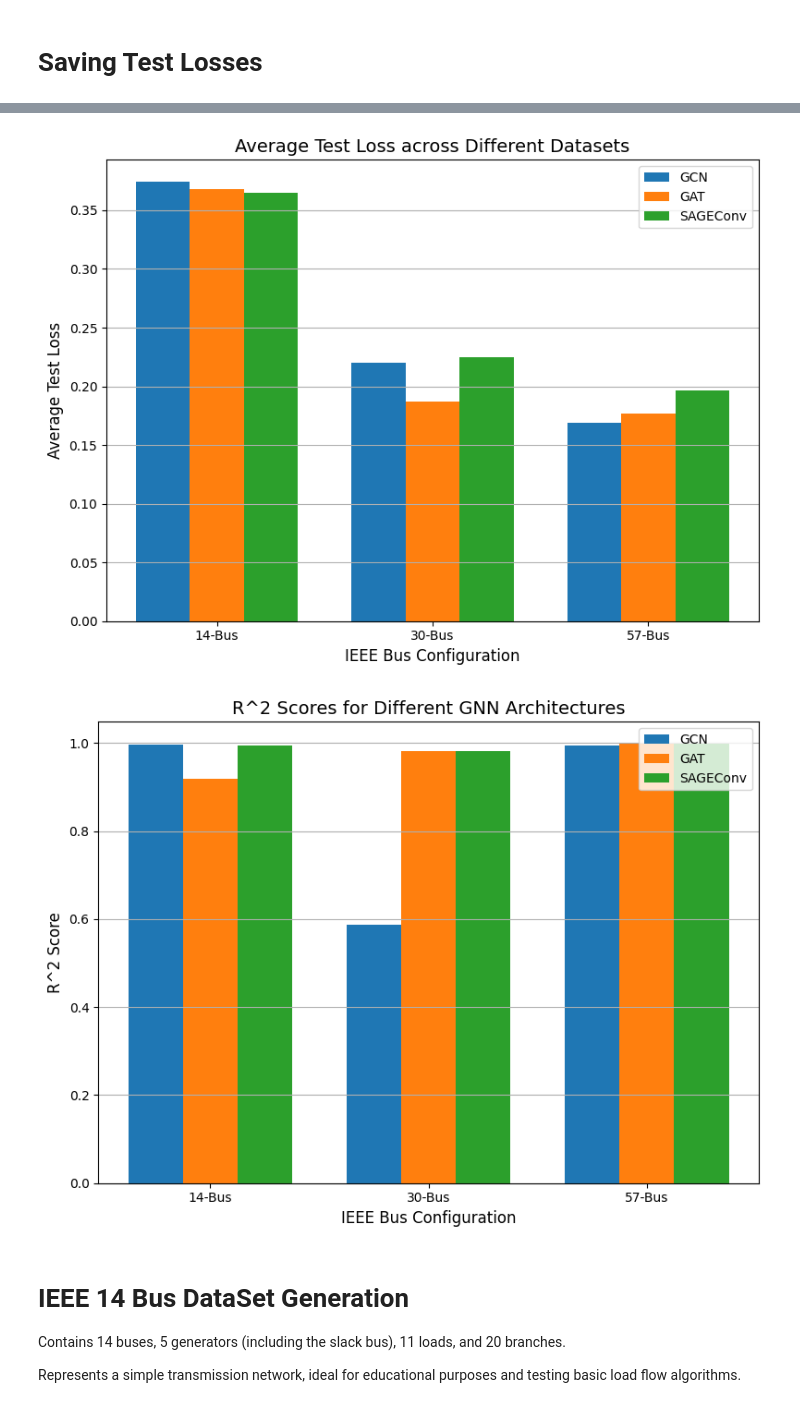
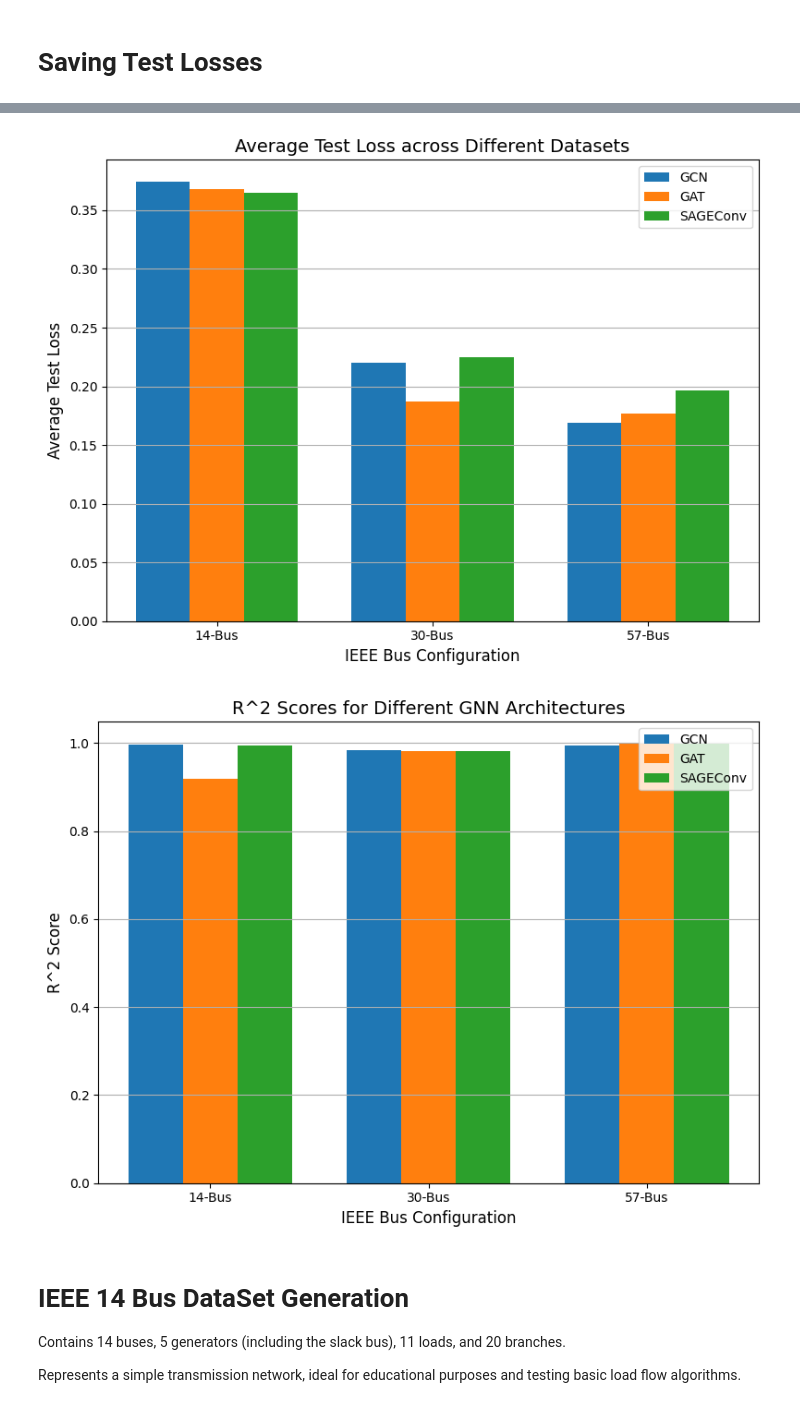
Before and after one commit to Amirtalebi83/GNN-OptimalPowerFlow, a Jupyter notebook: jupyter notebook/GNNPowerFlow.ipynb, the cells around one changed output, grey strips where cells are left out. Saved outputs shown, nothing was run; the diff lists cells and outputs as text; code cells hidden in the pictures.

```diff
--- a/jupyter notebook/GNNPowerFlow.ipynb
+++ b/jupyter notebook/GNNPowerFlow.ipynb
@@ -1195,7 +1252,7 @@ test_loss_gat = [0.36764085, 0.187250957, 0.176883805]
 test_loss_sage = [0.364980724, 0.22478529, 0.196745549]
 
 # R^2 Score values
-r2_gcn = [0.996812642, 0.586894333, 0.995369792]
+r2_gcn = [0.996812642, 0.983492, 0.995369792]
 r2_gat = [0.919484258, 0.981958151, 0.998162866]
 r2_sage = [0.994727194, 0.981989, 0.99845767]
 
@@ -1206,34 +1263,34 @@ colors = ['#1f77b4', '#ff7f0e', '#2ca02c']  # Blue, Orange, Green
 x = np.arange(len(bus_labels))
 width = 0.25
 
 # Function to create a grouped bar plot
 def create_grouped_bar_plot(data_gcn, data_gat, data_sage, ylabel, title, filename):
     plt.figure(figsize=(8, 6))
     plt.bar(x - width, data_gcn, width, label='GCN', color=colors[0])
     plt.bar(x, data_gat, width, label='GAT', color=colors[1])
     plt.bar(x + width, data_sage, width, label='SAGEConv', color=colors[2])
 
     # Add labels and title
     plt.xlabel('IEEE Bus Configuration', fontsize=12)
     plt.ylabel(ylabel, fontsize=12)
     plt.title(title, fontsize=14)
     plt.xticks(x, bus_labels)
     plt.legend()
     plt.grid(axis='y')
 
     # Save the figure
     plt.tight_layout()
     plt.savefig(filename, dpi=300)
     plt.show()
 
 # Create plots for each metric
 create_grouped_bar_plot(nrmse_gcn, nrmse_gat, nrmse_sage, 'NRMSE', 'Validation NRMSE for Different GNN Architectures', 'nrmse_comparison.png')
 create_grouped_bar_plot(test_loss_gcn, test_loss_gat, test_loss_sage, 'Average Test Loss', 'Average Test Loss across Different Datasets', 'test_loss_comparison.png')
 create_grouped_bar_plot(r2_gcn, r2_gat, r2_sage, 'R^2 Score', 'R^2 Scores for Different GNN Architectures', 'r2_comparison.png')
 # %% [output]
 [figure]
 [figure]
-[figure, old version]
+[figure, new version]
 # %% [markdown]
 # **IEEE 14 Bus DataSet Generation**
 
```
Also changed, not shown: parts of 8 cells of this notebook.
